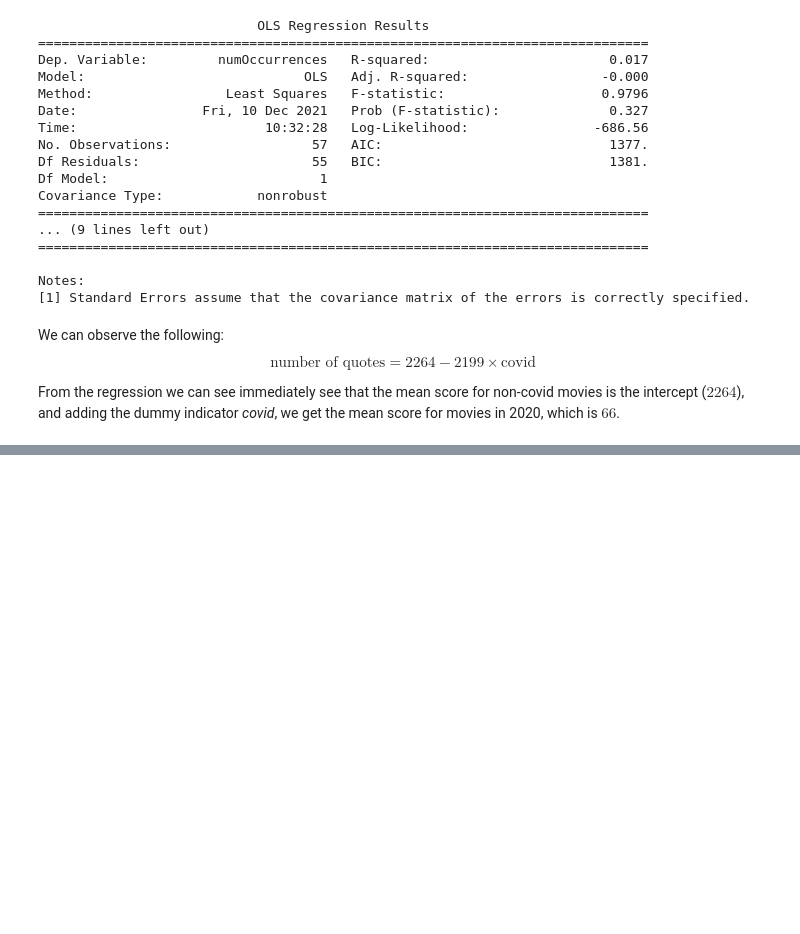
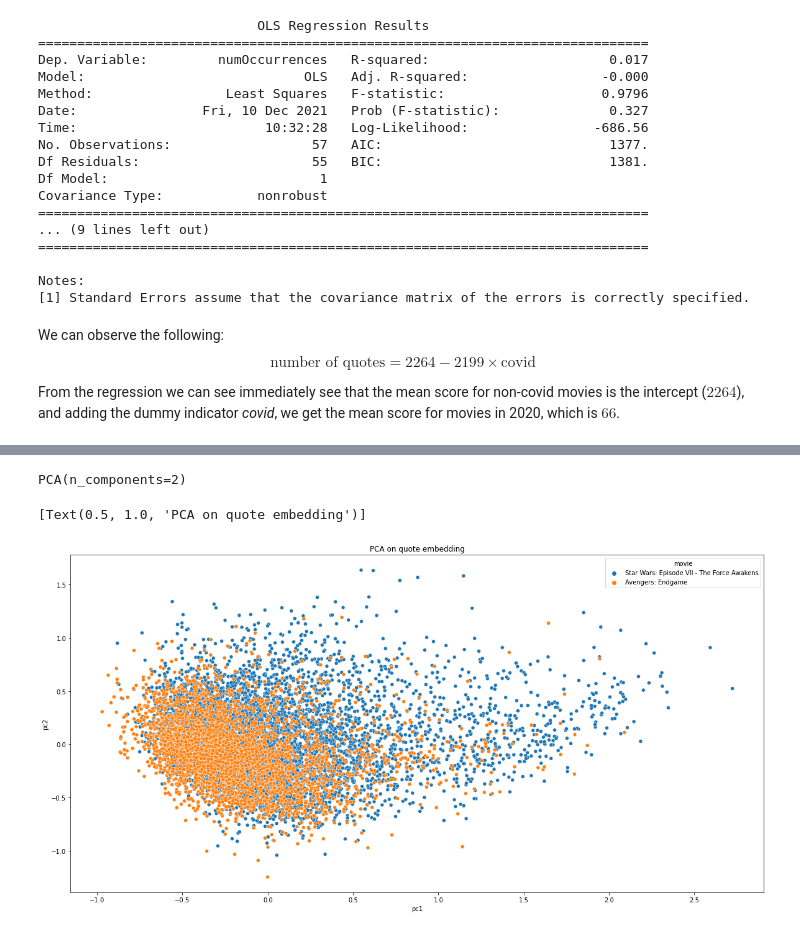
Before and after one commit to epfl-ada/ada-2021-project-f-jab, a Jupyter notebook: RQ1.ipynb, the cells around one changed output, grey strips where cells are left out. Cells and saved outputs as stored; diff of their text form; code cells hidden in the pictures; blank space fills up the shorter version.

```diff
--- a/RQ1.ipynb
+++ b/RQ1.ipynb
@@ -464,0 +472,30 @@ From the regression we can see immediately see that the mean score for non-covid
+# %%
+from tqdm import tqdm
+tqdm.pandas(desc="my bar!")
+quotes['vector'] = quotes['quotation'].progress_apply(lambda x: nlp(x).vector)
+# %%
+filtered = quotes[quotes['movie'].isin(['Avengers: Endgame', 'Star Wars: Episode VII - The Force Awakens'])]
+# %%
+X = quotes['vector'].to_numpy()
+X = np.stack(X, axis=0)
+from sklearn.decomposition import PCA
+#from sklearn.manifold import TSNE
+#tsne= TSNE(n_components=2, verbose=1, perplexity=40, n_iter=300)
+pca = PCA(n_components=2)
+pca.fit(X)
+# %% [output]
+PCA(n_components=2)
+# %%
+Y = filtered['vector'].to_numpy()
+Y = np.stack(Y, axis=0)
+principalComponents = pca.fit_transform(Y)
+filtered['pc1'] = principalComponents[:,0]
+filtered['pc2'] = principalComponents[:,1]
+# %%
+import seaborn as sns
+fig, ax = plt.subplots(figsize=(20,10))
+sns.scatterplot('pc1', 'pc2', data=filtered, hue='movie', ax=ax)
+ax.set(title='PCA on quote embedding')
+# %% [output]
+[Text(0.5, 1.0, 'PCA on quote embedding')]
+[figure, added]
```
Also changed, not shown: parts of 2 cells of this notebook.
